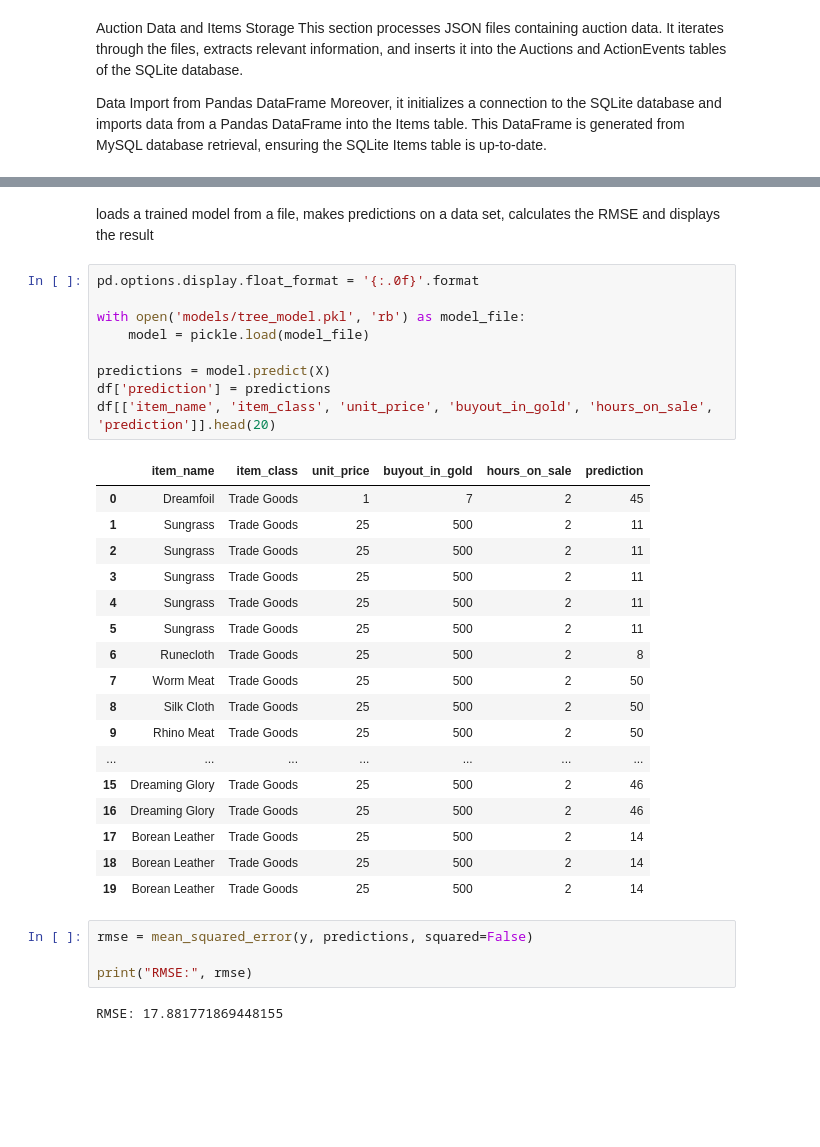
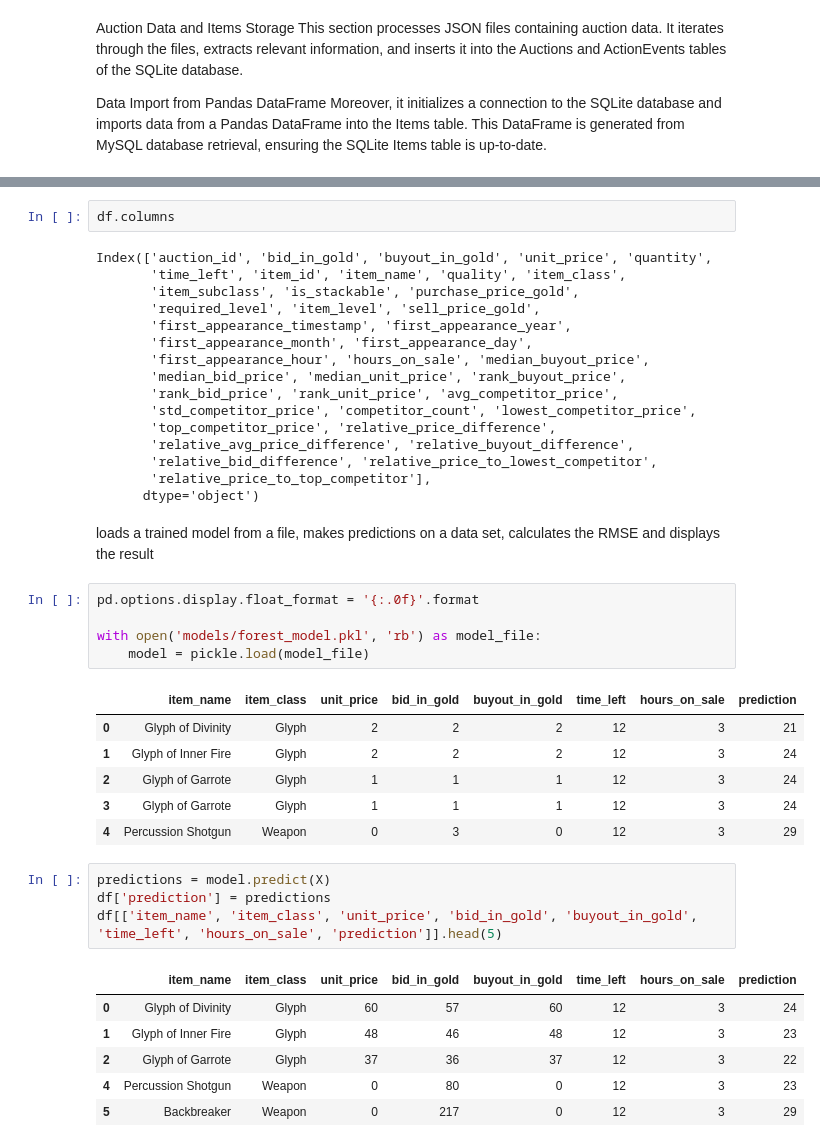
Before and after one commit to AngelUrq/auction_classic, a Jupyter notebook: eval/evaluation.ipynb, the cells around one changed output, grey strips where cells are left out. Saved outputs shown, nothing was run; the diff lists cells and outputs as text; blank space fills up the shorter version.

```diff
--- a/eval/evaluation.ipynb
+++ b/eval/evaluation.ipynb
@@ -260,36 +285,44 @@ df.head(5)
 5 rows × 39 columns
+# %%
+df.columns
+# %% [output]
+Index(['auction_id', 'bid_in_gold', 'buyout_in_gold', 'unit_price', 'quantity',
+       'time_left', 'item_id', 'item_name', 'quality', 'item_class',
+       'item_subclass', 'is_stackable', 'purchase_price_gold',
+       'required_level', 'item_level', 'sell_price_gold',
+       'first_appearance_timestamp', 'first_appearance_year',
+       'first_appearance_month', 'first_appearance_day',
+       'first_appearance_hour', 'hours_on_sale', 'median_buyout_price',
+       'median_bid_price', 'median_unit_price', 'rank_buyout_price',
+       'rank_bid_price', 'rank_unit_price', 'avg_competitor_price',
+       'std_competitor_price', 'competitor_count', 'lowest_competitor_price',
+       'top_competitor_price', 'relative_price_difference',
+       'relative_avg_price_difference', 'relative_buyout_difference',
+       'relative_bid_difference', 'relative_price_to_lowest_competitor',
+       'relative_price_to_top_competitor'],
+      dtype='object')
 # %% [markdown]
 loads a trained model from a file, makes predictions on a data set, calculates the RMSE and displays the result
 # %%
 pd.options.display.float_format = '{:.0f}'.format
 
-with open('models/tree_model.pkl', 'rb') as model_file:
+with open('models/forest_model.pkl', 'rb') as model_file:
     model = pickle.load(model_file)
-
-predictions = model.predict(X)
-df['prediction'] = predictions
-df[['item_name', 'item_class', 'unit_price', 'buyout_in_gold', 'hours_on_sale', 'prediction']].head(20)
 # %% [output]
-|  | item_name | item_class | unit_price | buyout_in_gold | hours_on_sale | prediction |
-| 0 | Dreamfoil | Trade Goods | 1 | 7 | 2 | 45 |
-| 1 | Sungrass | Trade Goods | 25 | 500 | 2 | 11 |
-| 2 | Sungrass | Trade Goods | 25 | 500 | 2 | 11 |
-| 3 | Sungrass | Trade Goods | 25 | 500 | 2 | 11 |
-| 4 | Sungrass | Trade Goods | 25 | 500 | 2 | 11 |
-| 5 | Sungrass | Trade Goods | 25 | 500 | 2 | 11 |
-| 6 | Runecloth | Trade Goods | 25 | 500 | 2 | 8 |
-| 7 | Worm Meat | Trade Goods | 25 | 500 | 2 | 50 |
-| 8 | Silk Cloth | Trade Goods | 25 | 500 | 2 | 50 |
-| 9 | Rhino Meat | Trade Goods | 25 | 500 | 2 | 50 |
-| ... | ... | ... | ... | ... | ... | ... |
-| 15 | Dreaming Glory | Trade Goods | 25 | 500 | 2 | 46 |
-| 16 | Dreaming Glory | Trade Goods | 25 | 500 | 2 | 46 |
-| 17 | Borean Leather | Trade Goods | 25 | 500 | 2 | 14 |
-| 18 | Borean Leather | Trade Goods | 25 | 500 | 2 | 14 |
-| 19 | Borean Leather | Trade Goods | 25 | 500 | 2 | 14 |
+|  | item_name | item_class | unit_price | bid_in_gold | buyout_in_gold | time_left | hours_on_sale | prediction |
+| 0 | Glyph of Divinity | Glyph | 2 | 2 | 2 | 12 | 3 | 21 |
+| 1 | Glyph of Inner Fire | Glyph | 2 | 2 | 2 | 12 | 3 | 24 |
+| 2 | Glyph of Garrote | Glyph | 1 | 1 | 1 | 12 | 3 | 24 |
+| 3 | Glyph of Garrote | Glyph | 1 | 1 | 1 | 12 | 3 | 24 |
+| 4 | Percussion Shotgun | Weapon | 0 | 3 | 0 | 12 | 3 | 29 |
-# %%
-rmse = mean_squared_error(y, predictions, squared=False)
-
-print("RMSE:", rmse)
-# %% [output]
-RMSE: 17.881771869448155
+# %%
+predictions = model.predict(X)
+df['prediction'] = predictions
+df[['item_name', 'item_class', 'unit_price', 'bid_in_gold', 'buyout_in_gold', 'time_left', 'hours_on_sale', 'prediction']].head(5)
+# %% [output]
+|  | item_name | item_class | unit_price | bid_in_gold | buyout_in_gold | time_left | hours_on_sale | prediction |
+| 0 | Glyph of Divinity | Glyph | 60 | 57 | 60 | 12 | 3 | 24 |
+| 1 | Glyph of Inner Fire | Glyph | 48 | 46 | 48 | 12 | 3 | 23 |
+| 2 | Glyph of Garrote | Glyph | 37 | 36 | 37 | 12 | 3 | 22 |
+| 4 | Percussion Shotgun | Weapon | 0 | 80 | 0 | 12 | 3 | 23 |
+| 5 | Backbreaker | Weapon | 0 | 217 | 0 | 12 | 3 | 29 |
```
Also changed, not shown: parts of 11 cells of this notebook, 2 other files.
